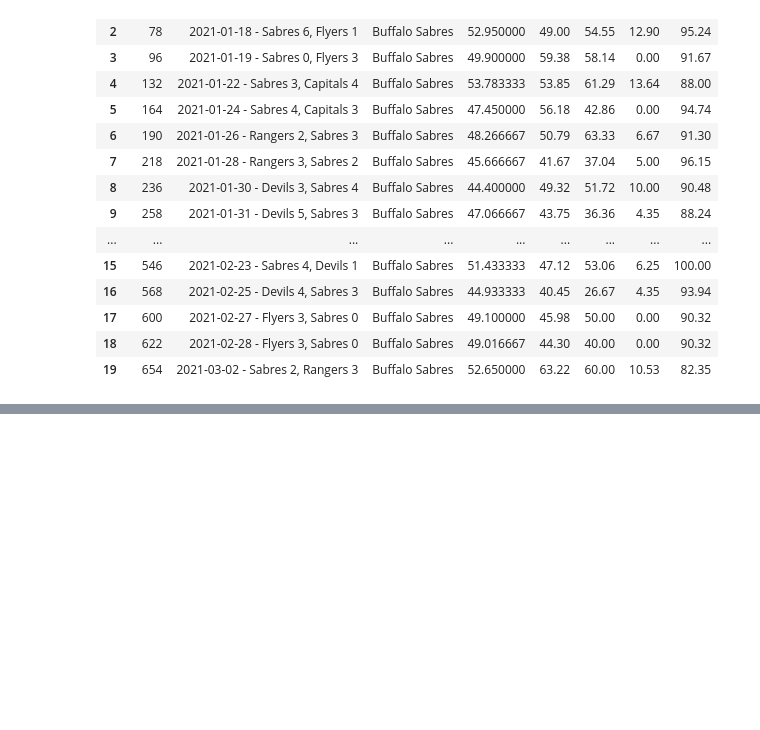
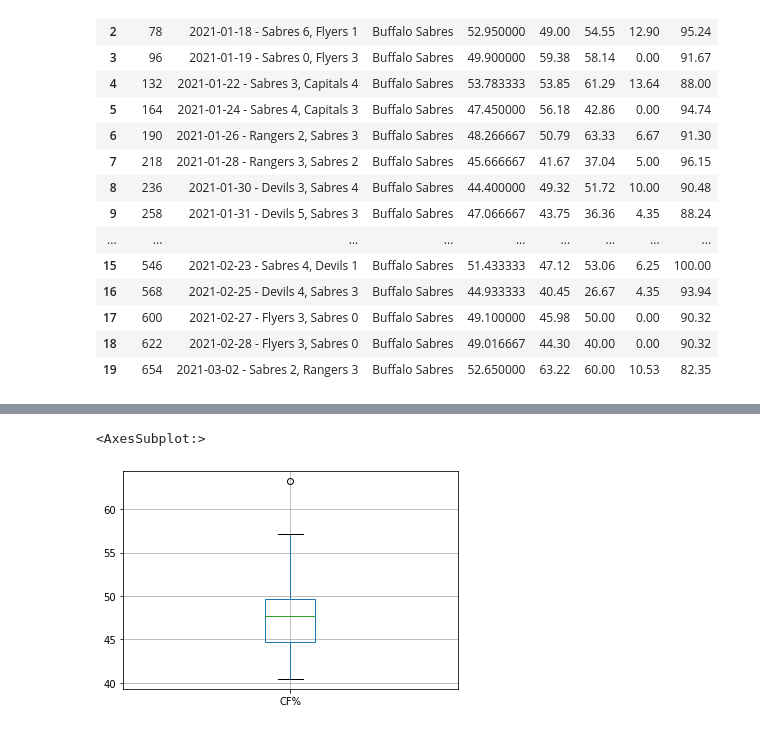
Before and after one commit to data301-2021-winter1/project-group23-project, a Jupyter notebook: notebooks/analysis1.ipynb, the cells around one changed output, grey strips where cells are left out. Saved outputs shown, nothing was run; the diff lists cells and outputs as text; code cells hidden in the pictures; blank space fills up the shorter version.

```diff
--- a/notebooks/analysis1.ipynb
+++ b/notebooks/analysis1.ipynb
@@ -184,0 +286,4 @@ Sabres2
+# %%
+SabresAfter = Sabres2.drop(Sabres2.index[0:10]).drop(Sabres2.index[20:])
+
+SabresAfter
@@ -184,0 +361,5 @@ Sabres2
+# %%
+SabresAfter.boxplot('CF%')
+# %% [output]
+<AxesSubplot:>
+[figure, added]
```
Also changed, not shown: parts of 39 cells of this notebook.
